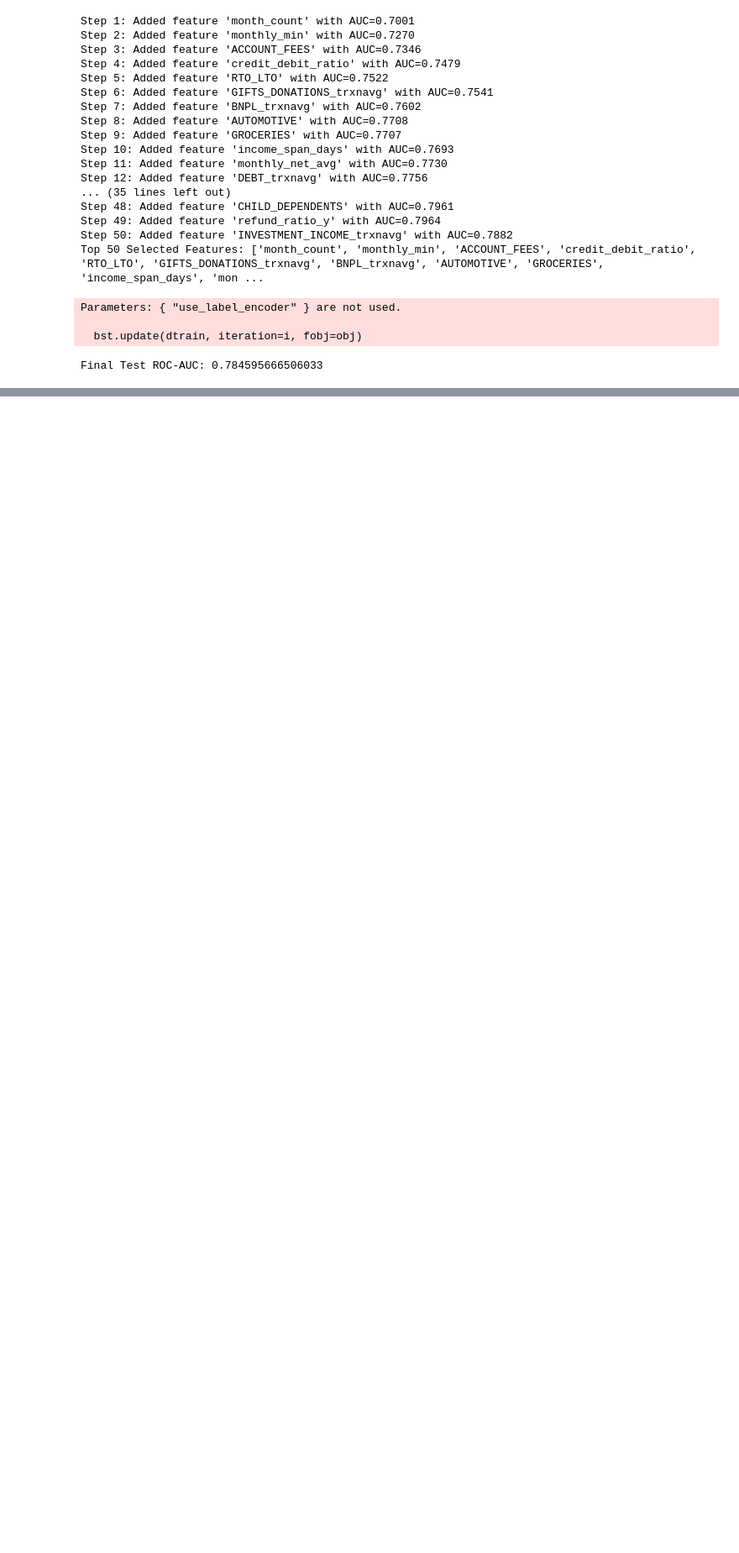
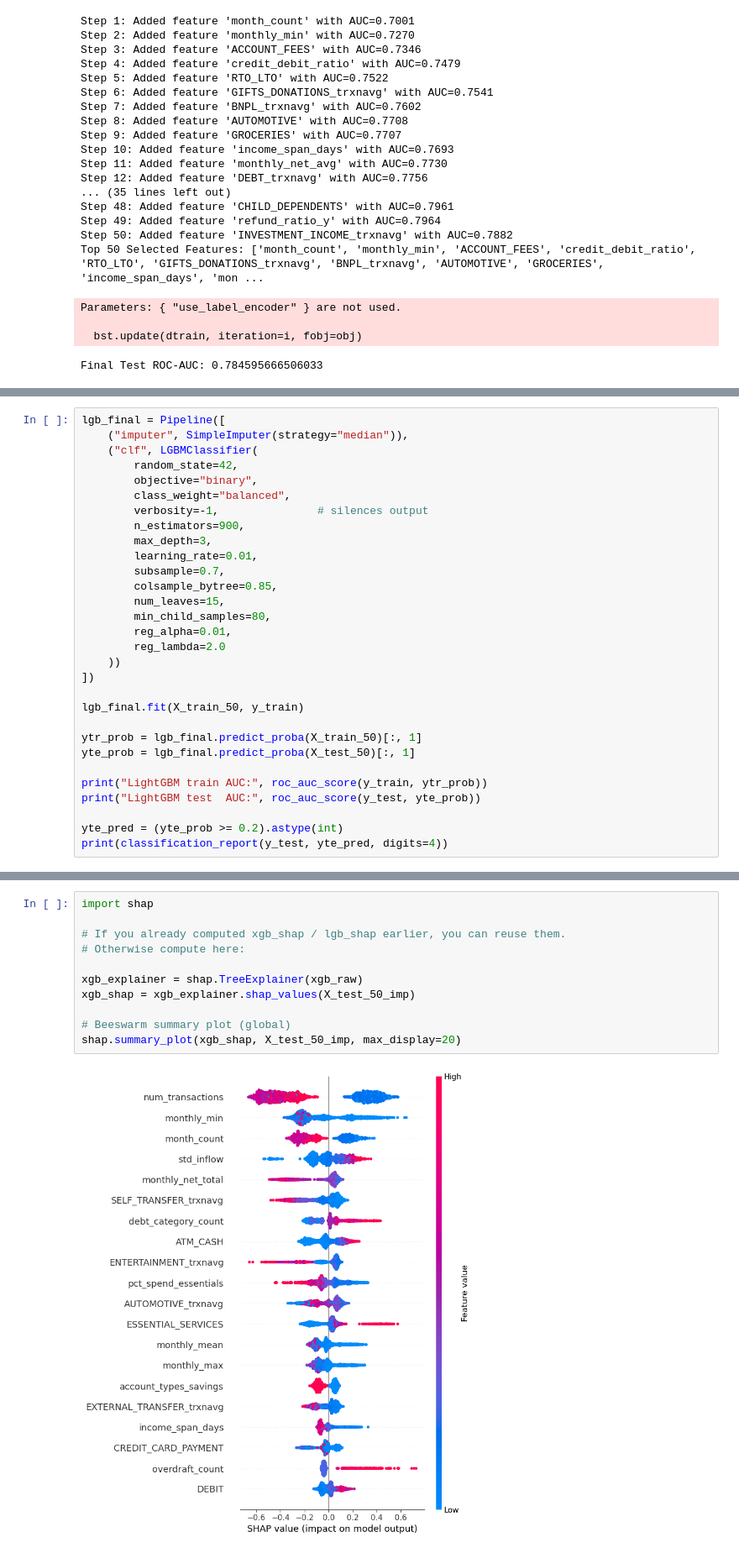
Before and after one commit to elliekwang/DSC180A_B01_2, a Jupyter notebook: Winter_2026/ellie_w7.ipynb, the cells around one changed output, grey strips where cells are left out. Shown at 84% size. Drawn from its saved outputs; the diff is of its cells as text; blank space fills up the shorter version.

Commit message:
added reasons codes + shap plots

```diff
--- a/Winter_2026/ellie_w7.ipynb
+++ b/Winter_2026/ellie_w7.ipynb
@@ -2501,0 +2605,30 @@ Final Test ROC-AUC: 0.784595666506033
+# %%
+lgb_final = Pipeline([
+    ("imputer", SimpleImputer(strategy="median")),
+    ("clf", LGBMClassifier(
+        random_state=42,
+        objective="binary",
+        class_weight="balanced",
+        verbosity=-1,               # silences output
+        n_estimators=900,
+        max_depth=3,
+        learning_rate=0.01,
+        subsample=0.7,
+        colsample_bytree=0.85,
+        num_leaves=15,
+        min_child_samples=80,
+        reg_alpha=0.01,
+        reg_lambda=2.0
+    ))
+])
+
+lgb_final.fit(X_train_50, y_train)
+
+ytr_prob = lgb_final.predict_proba(X_train_50)[:, 1]
+yte_prob = lgb_final.predict_proba(X_test_50)[:, 1]
+
+print("LightGBM train AUC:", roc_auc_score(y_train, ytr_prob))
+print("LightGBM test  AUC:", roc_auc_score(y_test, yte_prob))
+
+yte_pred = (yte_prob >= 0.2).astype(int)
+print(classification_report(y_test, yte_pred, digits=4))
@@ -2503,0 +2916,13 @@ Final Test ROC-AUC: 0.784595666506033
+# %%
+import shap
+
+# If you already computed xgb_shap / lgb_shap earlier, you can reuse them.
+# Otherwise compute here:
+
+xgb_explainer = shap.TreeExplainer(xgb_raw)
+xgb_shap = xgb_explainer.shap_values(X_test_50_imp)
+
+# Beeswarm summary plot (global)
+shap.summary_plot(xgb_shap, X_test_50_imp, max_display=20)
+# %% [output]
+[figure, added]
```
Also changed, not shown: parts of 19 cells of this notebook.
